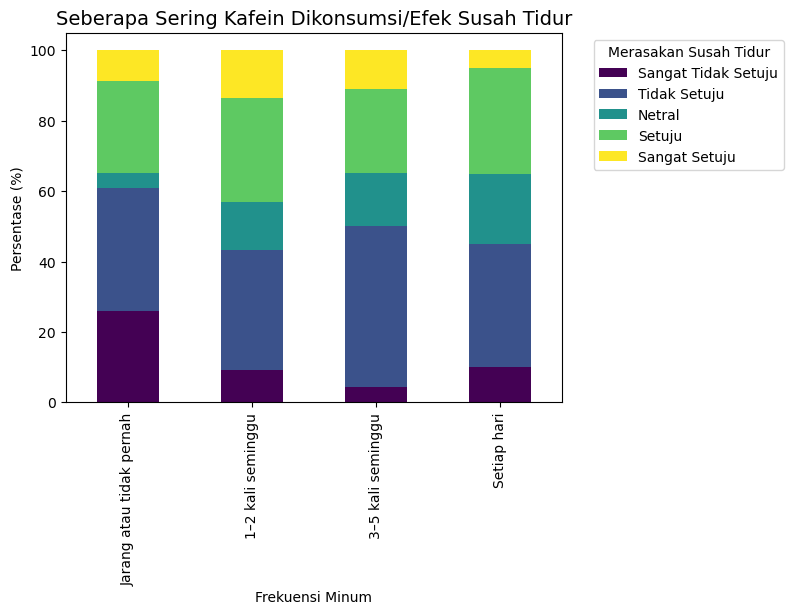
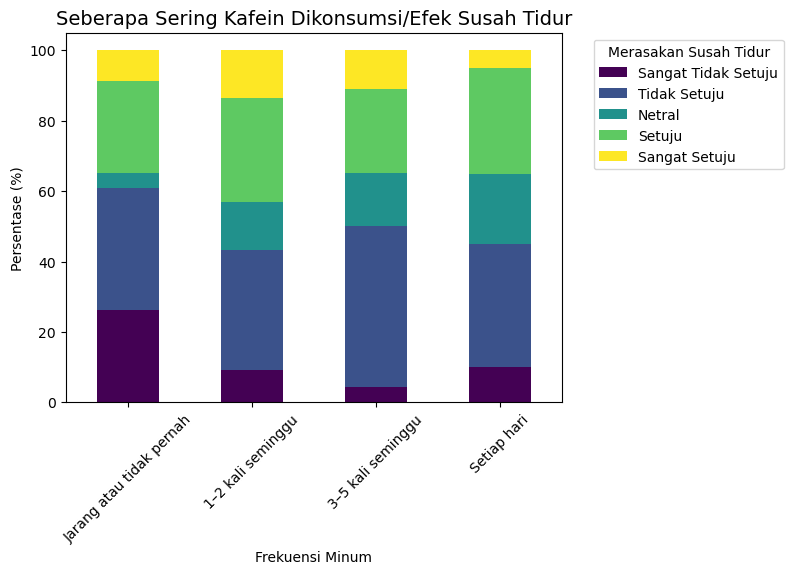
Unified diff of the notebook cell whose output changed from the first chart to the second:
--- before
+++ after
@@ -4,4 +4,5 @@
 plt.xlabel('Frekuensi Minum')
 plt.ylabel('Persentase (%)')
+plt.xticks(rotation=45)
 
 plt.legend(title='Merasakan Susah Tidur',bbox_to_anchor= (1.05, 1), loc = 'upper left')

Commit: testing